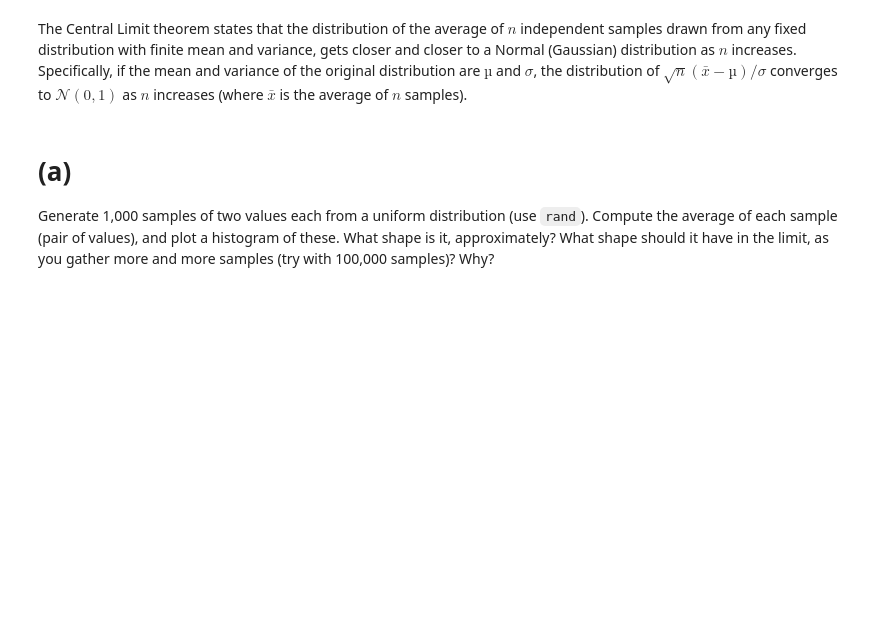
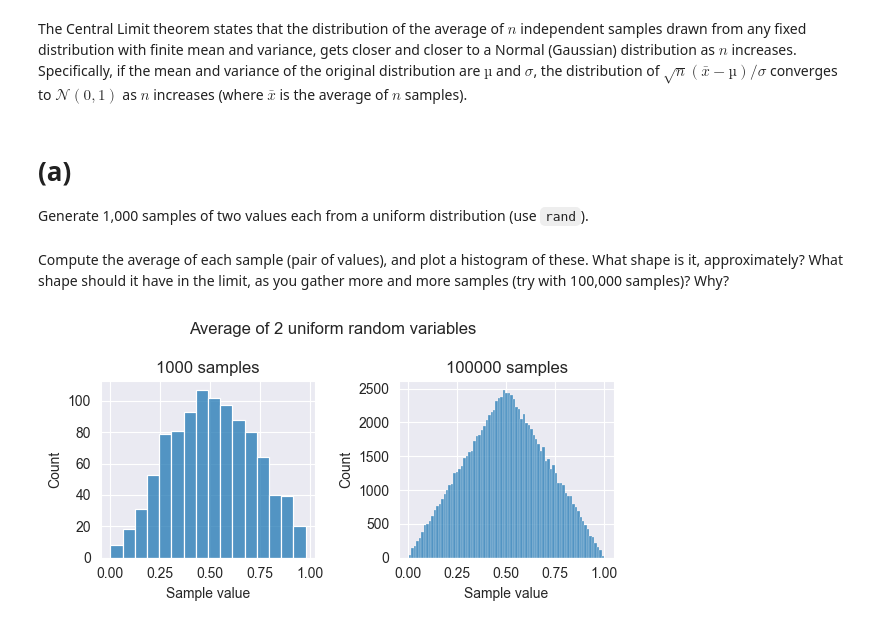
Before and after one commit to lukearend/math-tools, a Jupyter notebook: homework/hw4/HW4_Q3_Arend.ipynb, the cells around one changed output. Drawn from its saved outputs; the diff is of its cells as text; code cells hidden in the pictures; blank space fills up the shorter version.

```diff
--- a/homework/hw4/HW4_Q3_Arend.ipynb
+++ b/homework/hw4/HW4_Q3_Arend.ipynb
@@ -1,6 +1,16 @@
 # %% [markdown]
 # Homework 4 - Question 3 - Luke Arend
+# %%
+import numpy as np
+import seaborn as sns
+from matplotlib import pyplot as plt
+from scipy import stats
+sns.set_style('darkgrid')
 # %% [markdown]
 The Central Limit theorem states that the distribution of
 the average of $n$ independent samples drawn from any fixed distribution with finite mean and
 variance, gets closer and closer to a Normal (Gaussian) distribution as $n$ increases. Specifically, if the mean and variance of the original distribution are $µ$ and $σ$, the distribution of $\sqrt{n}(\bar{x} − µ)/σ$ converges to $\mathcal{N}(0, 1)$ as $n$ increases (where $\bar{x}$ is the average of $n$ samples).
+# %% [markdown]
+# (a)
+
+Generate 1,000 samples of two values each from a uniform distribution (use `rand`).
@@ -7,6 +19,23 @@ variance, gets closer and closer to a Normal (Gaussian) distribution as $n$ incr
 # %% [markdown]
-# (a)
-
-Generate 1,000 samples of two values each from a uniform distribution (use `rand`). Compute the average of each sample (pair of values), and plot a histogram of these. What
+Compute the average of each sample (pair of values), and plot a histogram of these. What
 shape is it, approximately? What shape should it have in the limit, as you gather more
 and more samples (try with 100,000 samples)? Why?
+# %%
+def plot_random_uniforms(n):
+    fig, axs = plt.subplots(1, 2, figsize=(6, 3))
+    plt.suptitle(f'Average of {n} uniform random variables')
+    X_avg = np.random.rand(1000, n).mean(axis=1)
+    plt.sca(axs[0])
+    sns.histplot(X_avg)
+    plt.title('1000 samples')
+    plt.xlabel('Sample value')
+    plt.sca(axs[1])
+    X_avg = np.random.rand(100000, n).mean(axis=1)
+    sns.histplot(X_avg)
+    plt.title('100000 samples')
+    plt.xlabel('Sample value')
+    plt.tight_layout()
+# %%
+plot_random_uniforms(2)
+# %% [output]
+[figure, added]
```
Also changed, not shown: parts of 16 cells of this notebook, 5 other files.
